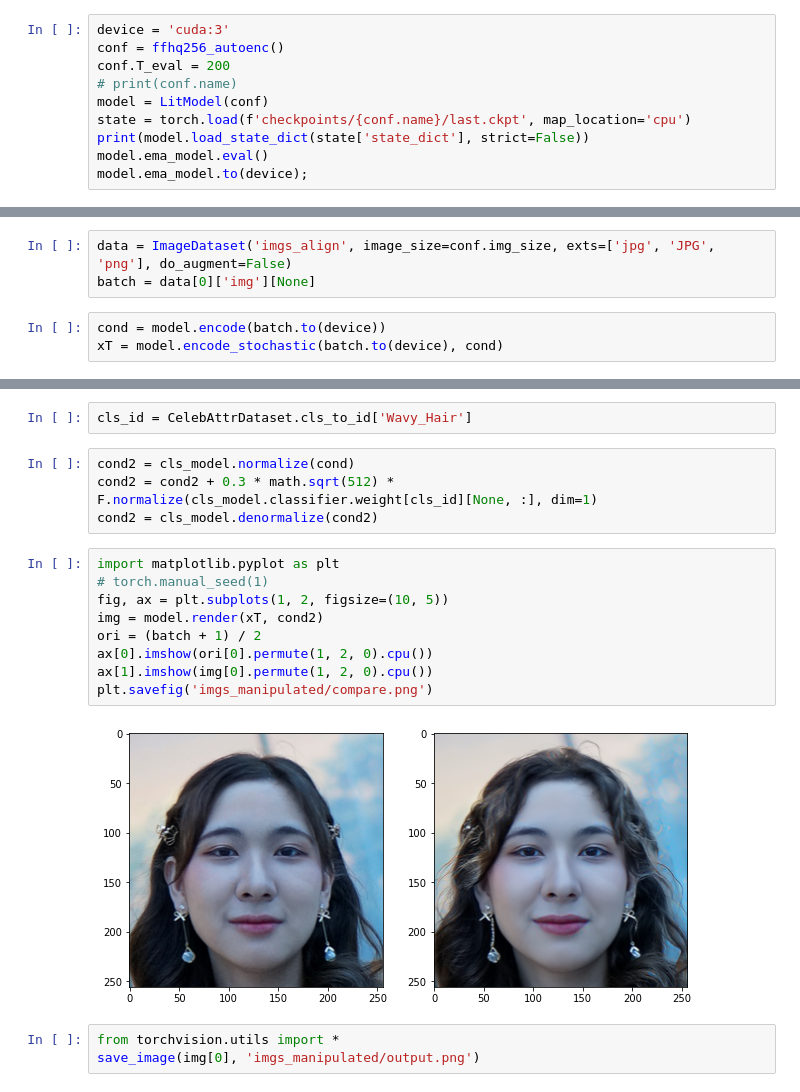
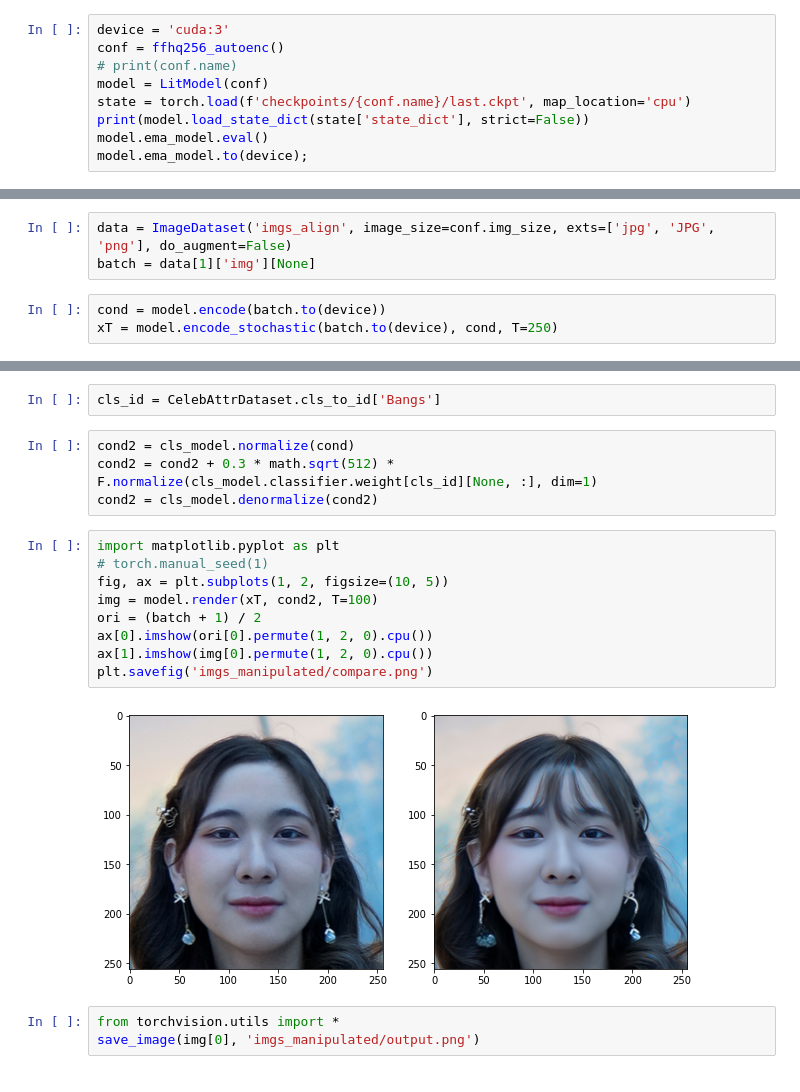
Before and after one commit to phizaz/diffae, a Jupyter notebook: manipulate.ipynb, the cells around one changed output, grey strips where cells are left out. Drawn from its saved outputs; the diff is of its cells as text.

```diff
--- a/manipulate.ipynb
+++ b/manipulate.ipynb
@@ -8,7 +8,6 @@ from experiment_classifier import ClsModel
 # %%
 device = 'cuda:3'
 conf = ffhq256_autoenc()
-conf.T_eval = 200
 # print(conf.name)
 model = LitModel(conf)
 state = torch.load(f'checkpoints/{conf.name}/last.ckpt', map_location='cpu')
@@ -39,10 +38,10 @@ latent step: 9375
 # batch = data[10]['img'][None]
 # %%
 data = ImageDataset('imgs_align', image_size=conf.img_size, exts=['jpg', 'JPG', 'png'], do_augment=False)
-batch = data[0]['img'][None]
+batch = data[1]['img'][None]
 # %%
 cond = model.encode(batch.to(device))
-xT = model.encode_stochastic(batch.to(device), cond)
+xT = model.encode_stochastic(batch.to(device), cond, T=250)
 # %%
 import matplotlib.pyplot as plt
 fig, ax = plt.subplots(1, 2, figsize=(10, 5))
@@ -58,7 +57,7 @@ print(CelebAttrDataset.id_to_cls)
 # %% [output]
 ['5_o_Clock_Shadow', 'Arched_Eyebrows', 'Attractive', 'Bags_Under_Eyes', 'Bald', 'Bangs', 'Big_Lips', 'Big_Nose', 'Black_Hair', 'Blond_Hair', 'Blurry', 'Brown_Hair', 'Bushy_Eyebrows', 'Chubby', 'Doubl ...
 # %%
-cls_id = CelebAttrDataset.cls_to_id['Wavy_Hair']
+cls_id = CelebAttrDataset.cls_to_id['Bangs']
 # %%
 cond2 = cls_model.normalize(cond)
 cond2 = cond2 + 0.3 * math.sqrt(512) * F.normalize(cls_model.classifier.weight[cls_id][None, :], dim=1)
@@ -66,14 +65,14 @@ cond2 = cls_model.denormalize(cond2)
 # %%
 import matplotlib.pyplot as plt
 # torch.manual_seed(1)
 fig, ax = plt.subplots(1, 2, figsize=(10, 5))
-img = model.render(xT, cond2)
+img = model.render(xT, cond2, T=100)
 ori = (batch + 1) / 2
 ax[0].imshow(ori[0].permute(1, 2, 0).cpu())
 ax[1].imshow(img[0].permute(1, 2, 0).cpu())
 plt.savefig('imgs_manipulated/compare.png')
 # %% [output]
-[figure, old version]
+[figure, new version]
 # %%
 from torchvision.utils import *
 save_image(img[0], 'imgs_manipulated/output.png')
```
Also changed, not shown: 3 other files.
